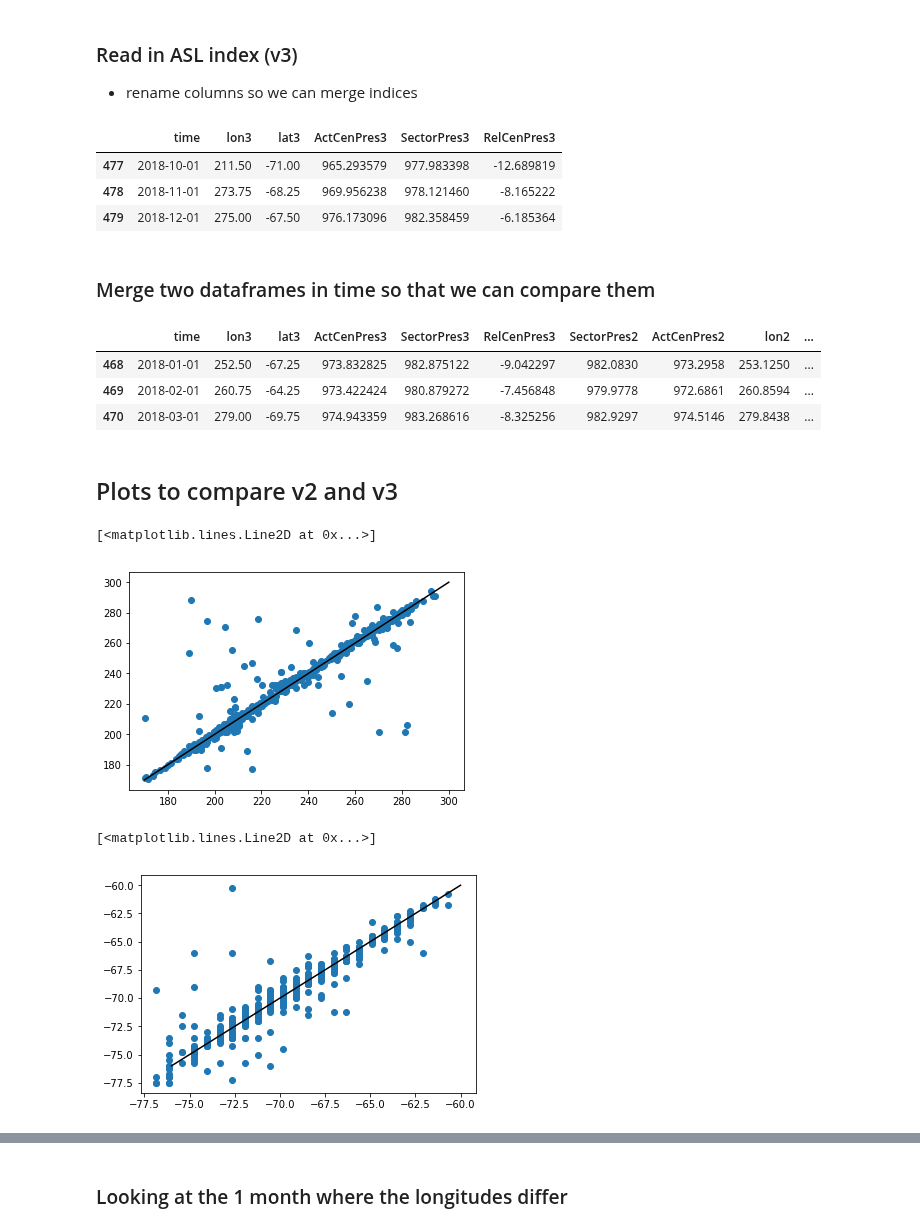
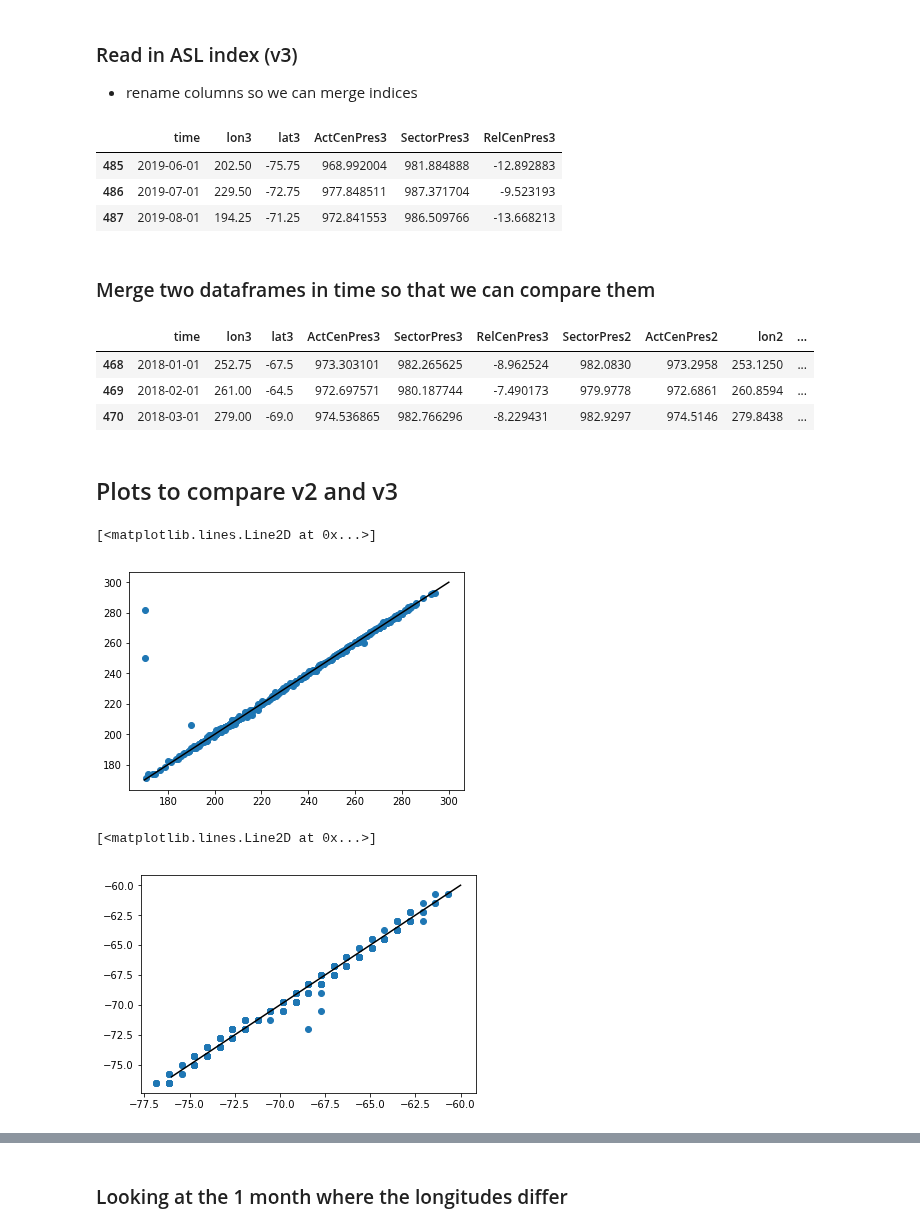
Before and after one commit to scotthosking/amundsen-sea-low-index, a Jupyter notebook: v3/compare_asl_indices.ipynb, the cells around one changed output, grey strips where cells are left out. Saved outputs shown, nothing was run; the diff lists cells and outputs as text; code cells hidden in the pictures.

```diff
--- a/v3/compare_asl_indices.ipynb
+++ b/v3/compare_asl_indices.ipynb
@@ -38,18 +38,18 @@ asli_v2.iloc[-3:]
 ### Read in ASL index (v3)
 * rename columns so we can merge indices
 # %%
-asli_v3 = pd.read_csv('https://github.com/scott-hosking/amundsen_sea_low_index/raw/master/asli_era5_v3-latest.csv',
+asli_v3 = pd.read_csv('era-interim/asli_v3.20200107-era-interim-TESTING.csv',
                          comment='#')
 
 for col in ['lat','lon','ActCenPres','SectorPres','RelCenPres']:
     asli_v3.rename({col: col+'3'}, axis=1, inplace=True)
 
 asli_v3.iloc[-3:]
 # %% [output]
 |  | time | lon3 | lat3 | ActCenPres3 | SectorPres3 | RelCenPres3 |
-| 477 | 2018-10-01 | 211.50 | -71.00 | 965.293579 | 977.983398 | -12.689819 |
-| 478 | 2018-11-01 | 273.75 | -68.25 | 969.956238 | 978.121460 | -8.165222 |
-| 479 | 2018-12-01 | 275.00 | -67.50 | 976.173096 | 982.358459 | -6.185364 |
+| 485 | 2019-06-01 | 202.50 | -75.75 | 968.992004 | 981.884888 | -12.892883 |
+| 486 | 2019-07-01 | 229.50 | -72.75 | 977.848511 | 987.371704 | -9.523193 |
+| 487 | 2019-08-01 | 194.25 | -71.25 | 972.841553 | 986.509766 | -13.668213 |
 # %% [markdown]
 ### Merge two dataframes in time so that we can compare them
 # %%
@@ -58,9 +58,9 @@ df = pd.merge(asli_v3,asli_v2, on='time')
 df.iloc[-3:]
 # %% [output]
 |  | time | lon3 | lat3 | ActCenPres3 | SectorPres3 | RelCenPres3 | SectorPres2 | ActCenPres2 | lon2 | ... |
-| 468 | 2018-01-01 | 252.50 | -67.25 | 973.832825 | 982.875122 | -9.042297 | 982.0830 | 973.2958 | 253.1250 | ... |
-| 469 | 2018-02-01 | 260.75 | -64.25 | 973.422424 | 980.879272 | -7.456848 | 979.9778 | 972.6861 | 260.8594 | ... |
-| 470 | 2018-03-01 | 279.00 | -69.75 | 974.943359 | 983.268616 | -8.325256 | 982.9297 | 974.5146 | 279.8438 | ... |
+| 468 | 2018-01-01 | 252.75 | -67.5 | 973.303101 | 982.265625 | -8.962524 | 982.0830 | 973.2958 | 253.1250 | ... |
+| 469 | 2018-02-01 | 261.00 | -64.5 | 972.697571 | 980.187744 | -7.490173 | 979.9778 | 972.6861 | 260.8594 | ... |
+| 470 | 2018-03-01 | 279.00 | -69.0 | 974.536865 | 982.766296 | -8.229431 | 982.9297 | 974.5146 | 279.8438 | ... |
 # %% [markdown]
 ## Plots to compare v2 and v3
 # %%
@@ -68,13 +68,13 @@ plt.scatter(df['lon2'],df['lon3'])
 plt.plot([170,300], [170,300], 'k-')
 # %% [output]
 [<matplotlib.lines.Line2D at 0x...>]
-[figure, old version]
+[figure, new version]
 # %%
 plt.scatter(df['lat2'],df['lat3'])
 plt.plot([-76,-60], [-76,-60], 'k-')
 # %% [output]
 [<matplotlib.lines.Line2D at 0x...>]
-[figure, old version]
+[figure, new version]
 # %%
 plt.scatter(df['ActCenPres2'],df['ActCenPres3'])
 plt.plot([957,993], [957,993], 'k-')
```
Also changed, not shown: parts of 7 cells of this notebook, 1 other file.
